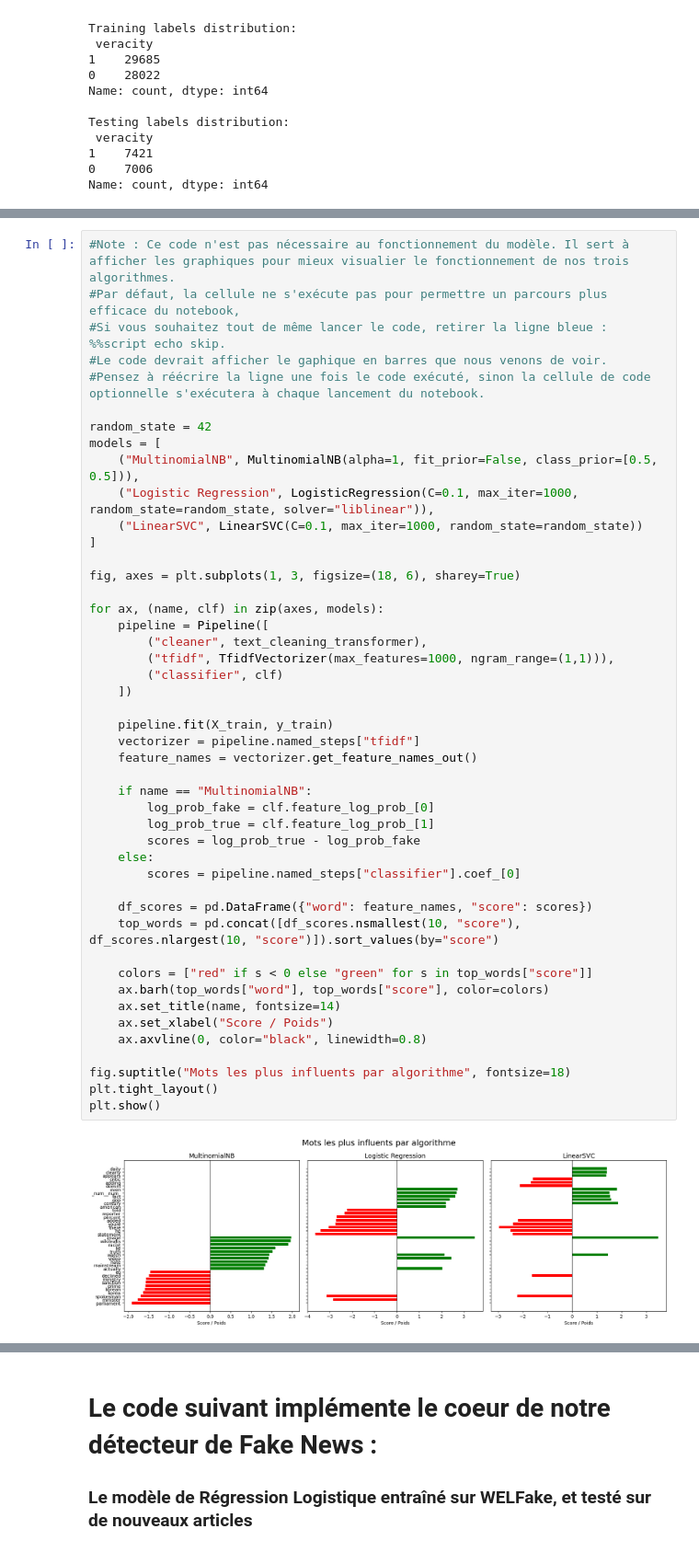
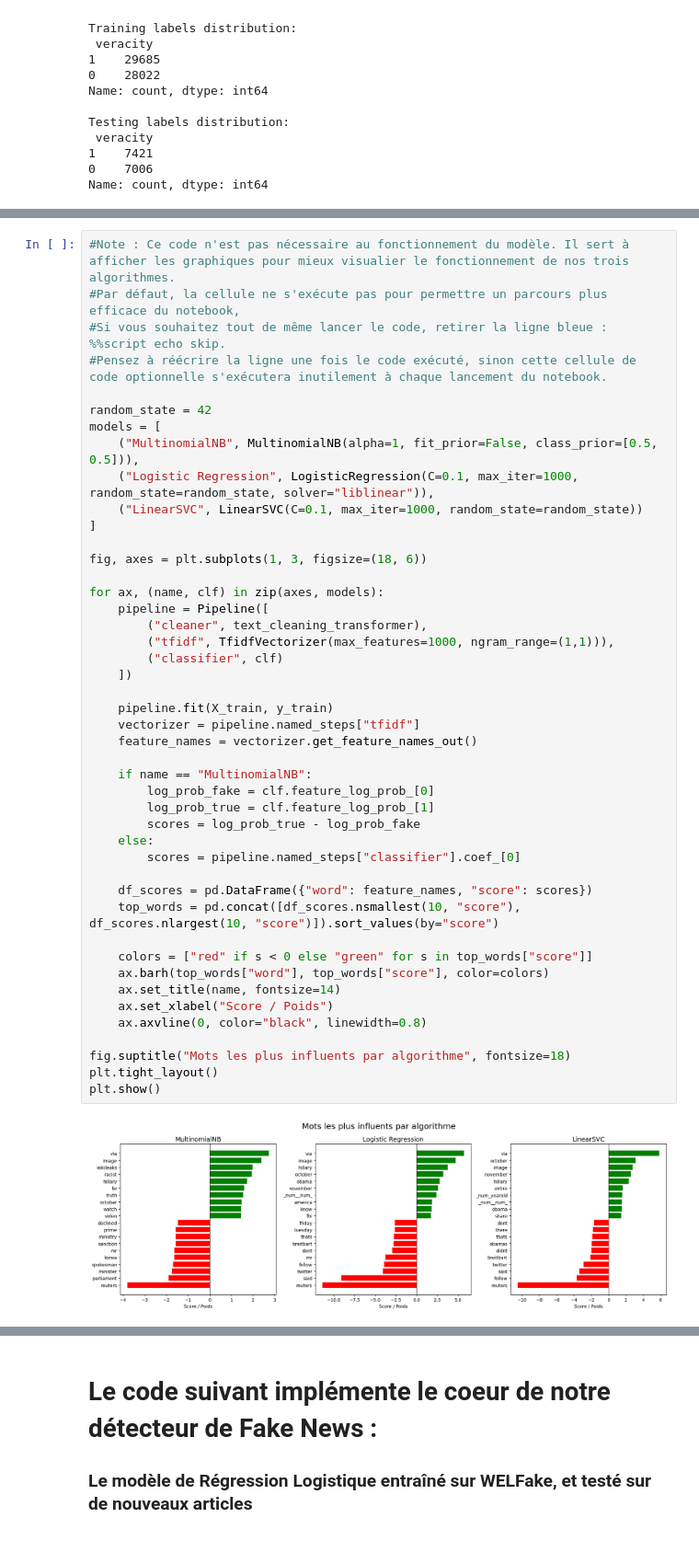
Before and after one commit to PAGESK/Fake_news_detector, a Jupyter notebook: main_fake_news_detector.ipynb, the cells around one changed output, grey strips where cells are left out. Shown at 92% size. Cells and saved outputs as stored; diff of their text form.

```diff
--- a/main_fake_news_detector.ipynb
+++ b/main_fake_news_detector.ipynb
@@ -337,8 +334,7 @@ On remarque le fonctionnement du modèle qui associe à chaque mot de l'ensemble
 #Note : Ce code n'est pas nécessaire au fonctionnement du modèle. Il sert à afficher les graphiques pour mieux visualier le fonctionnement de nos trois algorithmes.
 #Par défaut, la cellule ne s'exécute pas pour permettre un parcours plus efficace du notebook,
 #Si vous souhaitez tout de même lancer le code, retirer la ligne bleue : %%script echo skip.
-#Le code devrait afficher le gaphique en barres que nous venons de voir.
-#Pensez à réécrire la ligne une fois le code exécuté, sinon la cellule de code optionnelle s'exécutera à chaque lancement du notebook.
+#Pensez à réécrire la ligne une fois le code exécuté, sinon cette cellule de code optionnelle s'exécutera inutilement à chaque lancement du notebook.
 
 random_state = 42
 models = [
@@ -347,37 +343,37 @@ models = [
     ("LinearSVC", LinearSVC(C=0.1, max_iter=1000, random_state=random_state))
 ]
 
-fig, axes = plt.subplots(1, 3, figsize=(18, 6), sharey=True)
+fig, axes = plt.subplots(1, 3, figsize=(18, 6))
 
 for ax, (name, clf) in zip(axes, models):
     pipeline = Pipeline([
         ("cleaner", text_cleaning_transformer),
         ("tfidf", TfidfVectorizer(max_features=1000, ngram_range=(1,1))),
         ("classifier", clf)
     ])
 
     pipeline.fit(X_train, y_train)
     vectorizer = pipeline.named_steps["tfidf"]
     feature_names = vectorizer.get_feature_names_out()
 
     if name == "MultinomialNB":
         log_prob_fake = clf.feature_log_prob_[0]
         log_prob_true = clf.feature_log_prob_[1]
         scores = log_prob_true - log_prob_fake
     else:
         scores = pipeline.named_steps["classifier"].coef_[0]
 
     df_scores = pd.DataFrame({"word": feature_names, "score": scores})
     top_words = pd.concat([df_scores.nsmallest(10, "score"), df_scores.nlargest(10, "score")]).sort_values(by="score")
 
     colors = ["red" if s < 0 else "green" for s in top_words["score"]]
     ax.barh(top_words["word"], top_words["score"], color=colors)
     ax.set_title(name, fontsize=14)
     ax.set_xlabel("Score / Poids")
     ax.axvline(0, color="black", linewidth=0.8)
 
 fig.suptitle("Mots les plus influents par algorithme", fontsize=18)
 plt.tight_layout()
 plt.show()
 # %% [output]
-[figure, old version]
+[figure, new version]
```
Also changed, not shown: parts of 13 cells of this notebook.
